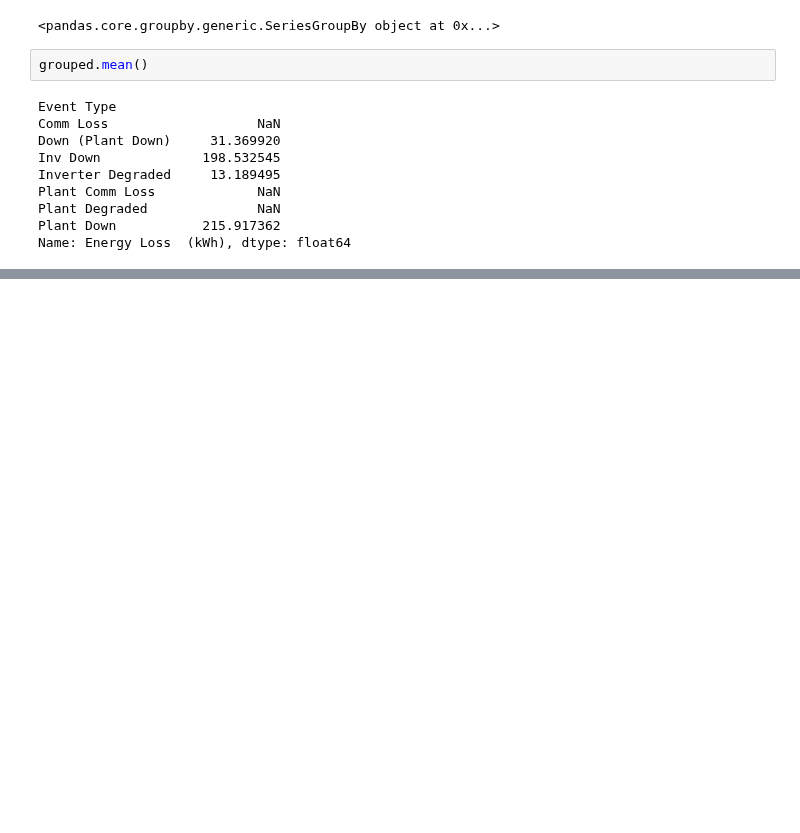
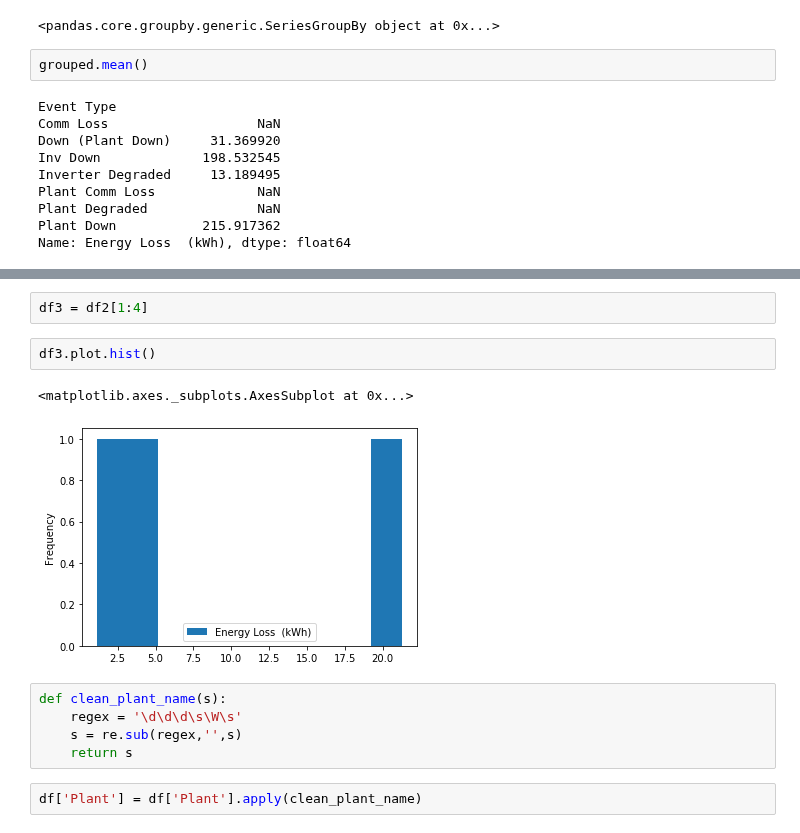
Before and after one commit to tahentx/pv_workbook, a Jupyter notebook: eda/sm3_2.ipynb, the cells around one changed output, grey strips where cells are left out. Drawn from its saved outputs; the diff is of its cells as text; blank space fills up the shorter version.

```diff
--- a/eda/sm3_2.ipynb
+++ b/eda/sm3_2.ipynb
@@ -62,0 +101,14 @@ sns.boxplot( x=df['Event Type'],y=df["Energy Loss  (kWh)"] )
+# %%
+df3 = df2[1:4]
+# %%
+df3.plot.hist()
+# %% [output]
+<matplotlib.axes._subplots.AxesSubplot at 0x...>
+[figure, added]
+# %%
+def clean_plant_name(s):
+    regex = '\d\d\d\s\W\s'
+    s = re.sub(regex,'',s)
+    return s
+# %%
+df['Plant'] = df['Plant'].apply(clean_plant_name)
```
Also changed, not shown: parts of 6 cells of this notebook.
